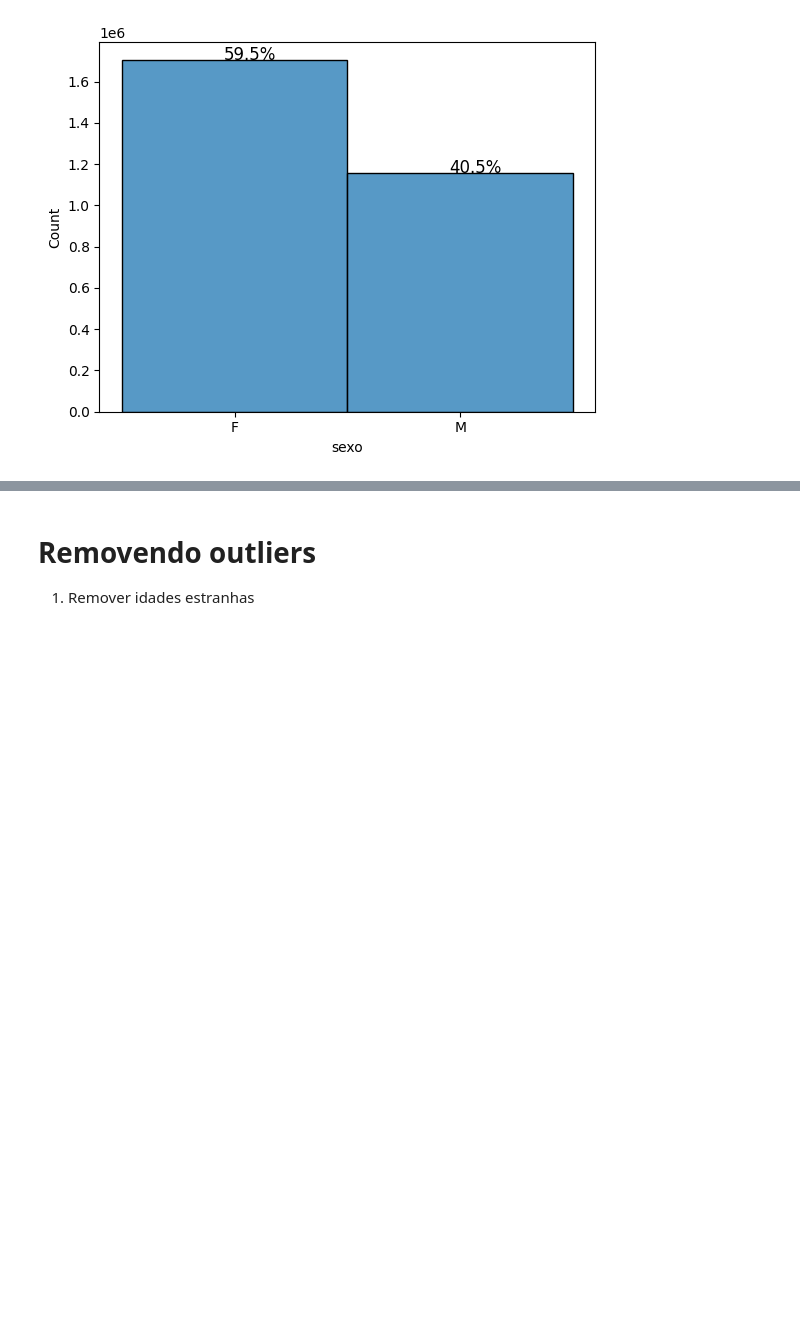
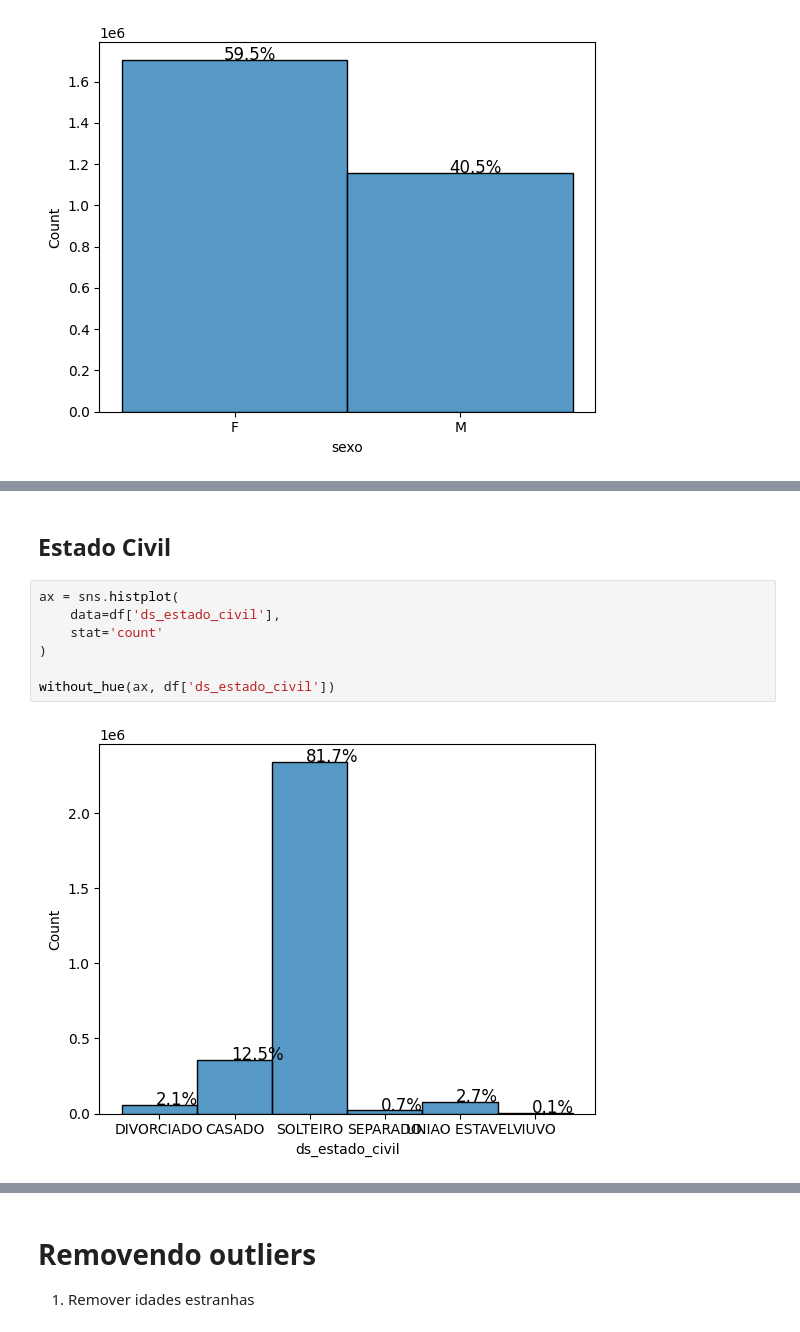
Before and after one commit to MarcosViniciusAraujo/puc-rio-aprendizado-automatico, a Jupyter notebook: Educacao_superior.ipynb, the cells around one changed output, grey strips where cells are left out. Cells and saved outputs as stored; diff of their text form; blank space fills up the shorter version.

```diff
--- a/Educacao_superior.ipynb
+++ b/Educacao_superior.ipynb
@@ -397,0 +411,11 @@ without_hue(ax, df['sexo'])
+# %% [markdown]
+## Estado Civil
+# %%
+ax = sns.histplot(
+    data=df['ds_estado_civil'],
+    stat='count'
+)
+
+without_hue(ax, df['ds_estado_civil'])
+# %% [output]
+[figure, added]
```
Also changed, not shown: parts of 16 cells of this notebook.
